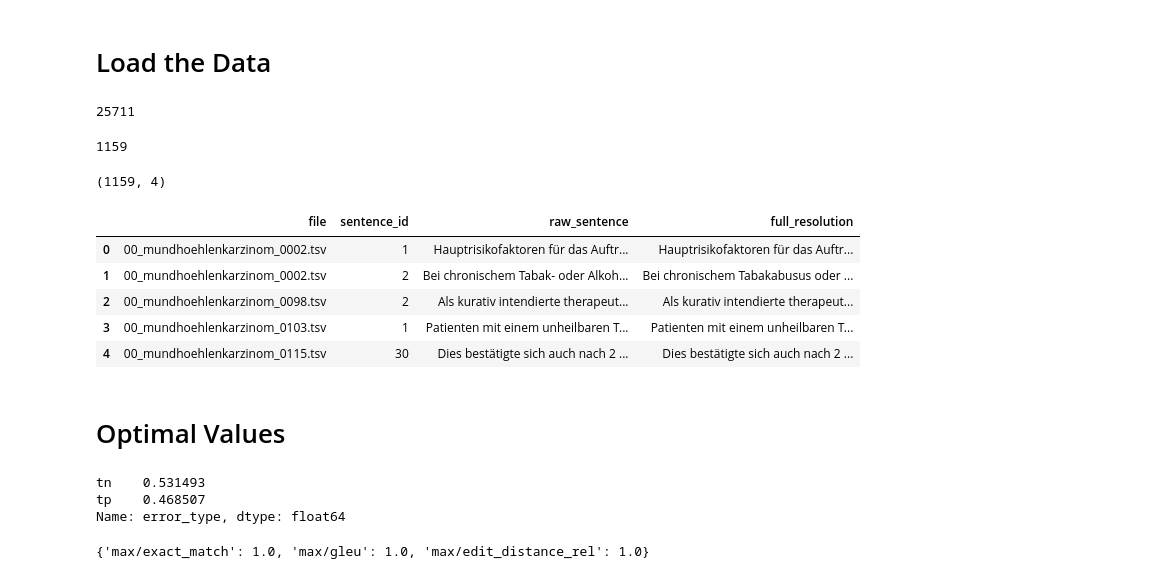
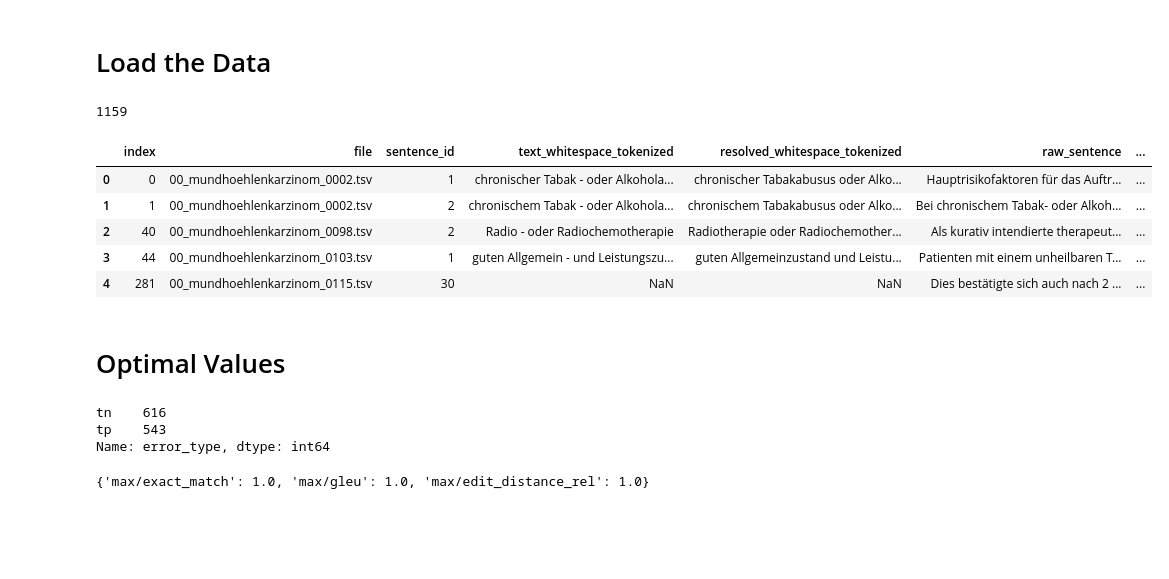
Before and after one commit to hpi-dhc/ggponc_ellipses, a Jupyter notebook: notebooks/02_Baseline_Aepli.ipynb, the cells around one changed output. Saved outputs shown, nothing was run; the diff lists cells and outputs as text; code cells hidden in the pictures; blank space fills up the shorter version.

```diff
--- a/notebooks/02_Baseline_Aepli.ipynb
+++ b/notebooks/02_Baseline_Aepli.ipynb
@@ -45,5 +36,7 @@ data = pd.concat([ellipses[['file', 'sentence_id', 'raw_sentence', 'full_resolut
-# %%
-data.raw_sentence.str.split(' ').apply(len).sum()
-# %% [output]
-25711
+# %%
+base_path = Path('..')
+_, _, test_df = load_data(base_path / config.data.cnf_tsv_path, base_path / config.data.controls_tsv_path)
+# %%
+# Get baseline results for test set
+df = test_df.sort_values('file').reset_index()
 # %%
@@ -51,27 +44,23 @@ len(data[['file', 'sentence_id']].drop_duplicates())
 # %% [output]
 1159
-# %%
-data.shape
-# %% [output]
-(1159, 4)
 # %%
-data.head()
+df.head()
 # %% [output]
-|  | file | sentence_id | raw_sentence | full_resolution |
-| 0 | 00_mundhoehlenkarzinom_0002.tsv | 1 | Hauptrisikofaktoren für das Auftr... | Hauptrisikofaktoren für das Auftr... |
-| 1 | 00_mundhoehlenkarzinom_0002.tsv | 2 | Bei chronischem Tabak- oder Alkoh... | Bei chronischem Tabakabusus oder ... |
-| 2 | 00_mundhoehlenkarzinom_0098.tsv | 2 | Als kurativ intendierte therapeut... | Als kurativ intendierte therapeut... |
-| 3 | 00_mundhoehlenkarzinom_0103.tsv | 1 | Patienten mit einem unheilbaren T... | Patienten mit einem unheilbaren T... |
-| 4 | 00_mundhoehlenkarzinom_0115.tsv | 30 | Dies bestätigte sich auch nach 2 ... | Dies bestätigte sich auch nach 2 ... |
+|  | index | file | sentence_id | text_whitespace_tokenized | resolved_whitespace_tokenized | raw_sentence | ... |
+| 0 | 0 | 00_mundhoehlenkarzinom_0002.tsv | 1 | chronischer Tabak - oder Alkohola... | chronischer Tabakabusus oder Alko... | Hauptrisikofaktoren für das Auftr... | ... |
+| 1 | 1 | 00_mundhoehlenkarzinom_0002.tsv | 2 | chronischem Tabak - oder Alkohola... | chronischem Tabakabusus oder Alko... | Bei chronischem Tabak- oder Alkoh... | ... |
+| 2 | 40 | 00_mundhoehlenkarzinom_0098.tsv | 2 | Radio - oder Radiochemotherapie | Radiotherapie oder Radiochemother... | Als kurativ intendierte therapeut... | ... |
+| 3 | 44 | 00_mundhoehlenkarzinom_0103.tsv | 1 | guten Allgemein - und Leistungszu... | guten Allgemeinzustand und Leistu... | Patienten mit einem unheilbaren T... | ... |
+| 4 | 281 | 00_mundhoehlenkarzinom_0115.tsv | 30 | NaN | NaN | Dies bestätigte sich auch nach 2 ... | ... |
 # %% [markdown]
 # Optimal Values
 # %%
-ea = error_analysis(data.full_resolution.values, data.full_resolution.values, data.raw_sentence.values)
-ea.error_type.value_counts() / len(ea)
+ea = error_analysis(df.full_resolution.values, df.full_resolution.values, df.raw_sentence.values)
+ea.error_type.value_counts()
 # %% [output]
-tn    0.531493
-tp    0.468507
-Name: error_type, dtype: float64
+tn    616
+tp    543
+Name: error_type, dtype: int64
 # %%
 get_scores(ea, "max")
 # %% [output]
```
Also changed, not shown: parts of 11 cells of this notebook, 1 other file.
